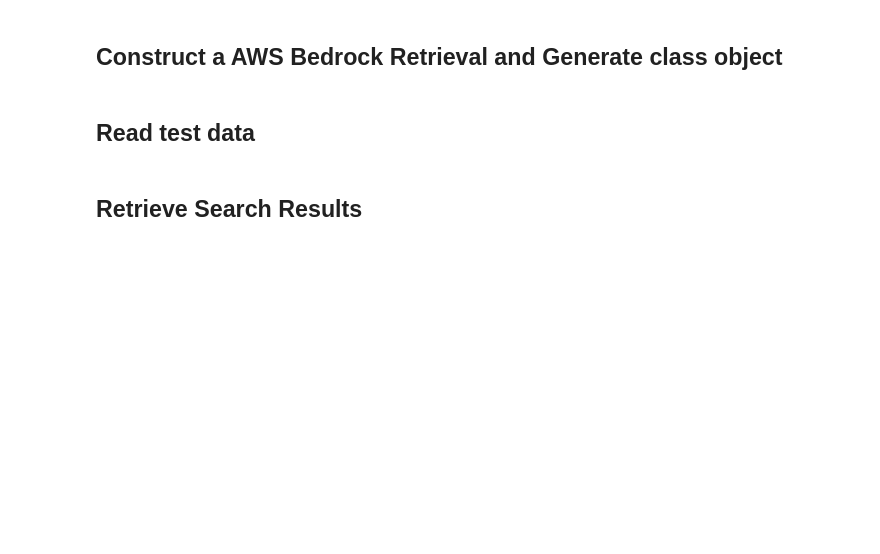
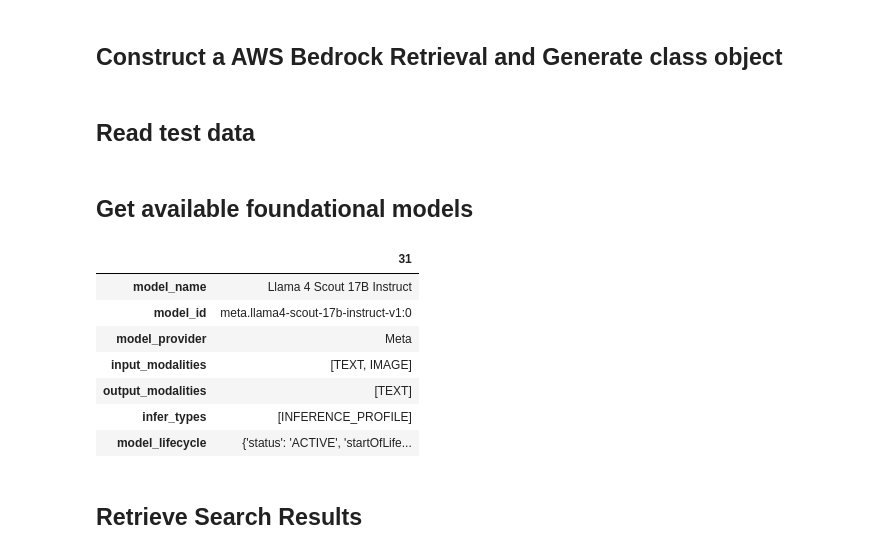
Before and after one commit to NumanticSolutions/rag_search, a Jupyter notebook: aws_bedrock/S30_search_bedrock_knowledgebase.ipynb, the cells around one changed output. Saved outputs shown, nothing was run; the diff lists cells and outputs as text; code cells hidden in the pictures; blank space fills up the shorter version.

```diff
--- a/aws_bedrock/S30_search_bedrock_knowledgebase.ipynb
+++ b/aws_bedrock/S30_search_bedrock_knowledgebase.ipynb
@@ -275,3 +316,33 @@ df_spqs = pd.read_csv(filepath_or_buffer=os.path.join(input_data_path, single_pa
+# %% [markdown]
+## Get available foundational models
+# %%
+# Set up some parameters
+aws_profile = "ns-admin"
+aws_region = 'us-east-2'
+kb_id = "DBSECKYXJV"
+
+# Set up retriever object
+srch_analyzer = BedrockKBRetriever(aws_profile=aws_profile,
+                                   aws_region=aws_region,
+                                   kb_id=kb_id)
+
+# Set queries
+srch_analyzer.get_bedrock_foundational_models()
+# %%
+srch_analyzer.bedrock_models.loc[[20]].T
+srch_analyzer.bedrock_models.loc[[31]].T
+# srch_analyzer.bedrock_models
+
+# srch_analyzer.response_models
+# %% [output]
+|  | 31 |
+| model_name | Llama 4 Scout 17B Instruct |
+| model_id | meta.llama4-scout-17b-instruct-v1:0 |
+| model_provider | Meta |
+| input_modalities | [TEXT, IMAGE] |
+| output_modalities | [TEXT] |
+| infer_types | [INFERENCE_PROFILE] |
+| model_lifecycle | {'status': 'ACTIVE', 'startOfLife... |
 # %% [markdown]
 ## Retrieve Search Results
 # %%
```
Also changed, not shown: parts of 7 cells of this notebook, 1 other file.
